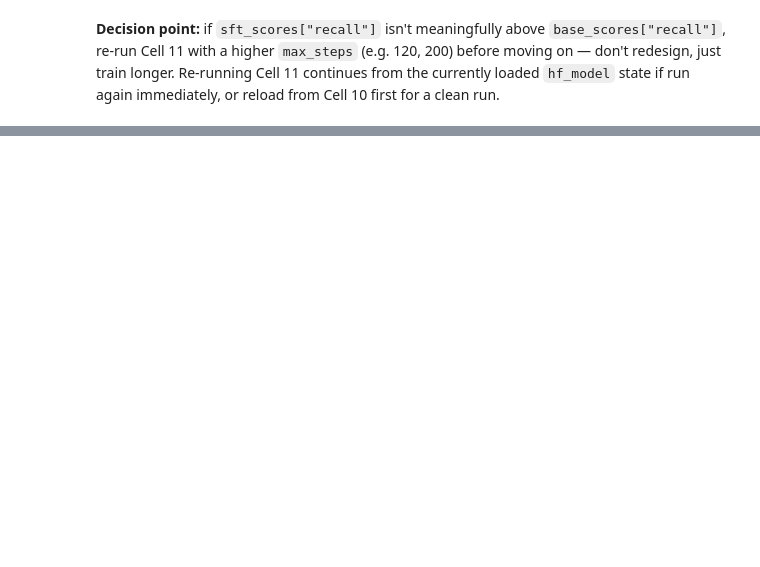
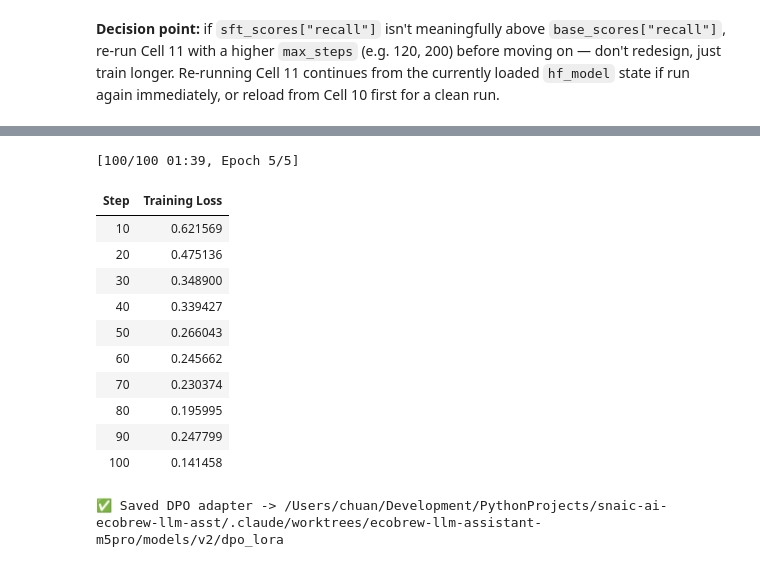
Before and after one commit to chuan77/snaic-ai-ecobrew-llm-asst, a Jupyter notebook: notebooks/EcoBrew_LLM_Assistant_M5Pro.ipynb, the cells around one changed output, grey strips where cells are left out. Cells and saved outputs as stored; diff of their text form; code cells hidden in the pictures; blank space fills up the shorter version.

```diff
--- a/notebooks/EcoBrew_LLM_Assistant_M5Pro.ipynb
+++ b/notebooks/EcoBrew_LLM_Assistant_M5Pro.ipynb
@@ -610,0 +668,48 @@ if run again immediately, or reload from Cell 10 first for a clean run.
+# %%
+# Cell 14: DPO — Train with trl.DPOTrainer
+from peft import PeftModel
+from trl import DPOConfig, DPOTrainer
+from datasets import Dataset as HFDataset
+
+def _dpo_prompt(question):
+    messages = [{"role": "system", "content": SYSTEM_PROMPT_EVAL}, {"role": "user", "content": question}]
+    return hf_tokenizer.apply_chat_template(messages, tokenize=False, add_generation_prompt=True)
+
+dpo_dataset = HFDataset.from_list([
+    {"prompt": _dpo_prompt(p["prompt"]), "chosen": p["chosen"], "rejected": p["rejected"]}
+    for p in dpo_pairs
+])
+
+dpo_base = AutoModelForCausalLM.from_pretrained(HF_BASE_MODEL, torch_dtype=torch.bfloat16)
+dpo_model = PeftModel.from_pretrained(dpo_base, str(SFT_LORA_PATH), is_trainable=True).to(DEVICE)
+
+dpo_trainer = DPOTrainer(
+    model=dpo_model, ref_model=None, processing_class=hf_tokenizer,
+    train_dataset=dpo_dataset,
+    args=DPOConfig(
+        beta=0.1, per_device_train_batch_size=1, gradient_accumulation_steps=4,
+        max_steps=100, learning_rate=5e-6, max_length=768, logging_steps=10,
+        output_dir=str(MODELS_DIR / "v2" / "dpo_out"), report_to="none",
+    ),
+)
+dpo_trainer.train()
+
+dpo_model.gradient_checkpointing_disable()  # same gotcha as Phase 4 — DPOConfig also defaults this on
+dpo_model.eval()
+dpo_model.save_pretrained(str(DPO_LORA_PATH))
+hf_tokenizer.save_pretrained(str(DPO_LORA_PATH))
+print(f"✅ Saved DPO adapter -> {DPO_LORA_PATH}")
+# %% [output]
+[100/100 01:39, Epoch 5/5]
+| Step | Training Loss |
+| 10 | 0.621569 |
+| 20 | 0.475136 |
+| 30 | 0.348900 |
+| 40 | 0.339427 |
+| 50 | 0.266043 |
+| 60 | 0.245662 |
+| 70 | 0.230374 |
+| 80 | 0.195995 |
+| 90 | 0.247799 |
+| 100 | 0.141458 |
+✅ Saved DPO adapter -> /Users/chuan/Development/PythonProjects/snaic-ai-ecobrew-llm-asst/.claude/worktrees/ecobrew-llm-assistant-m5pro/models/v2/dpo_lora
```
Also changed, not shown: parts of 6 cells of this notebook, 10 other files.
